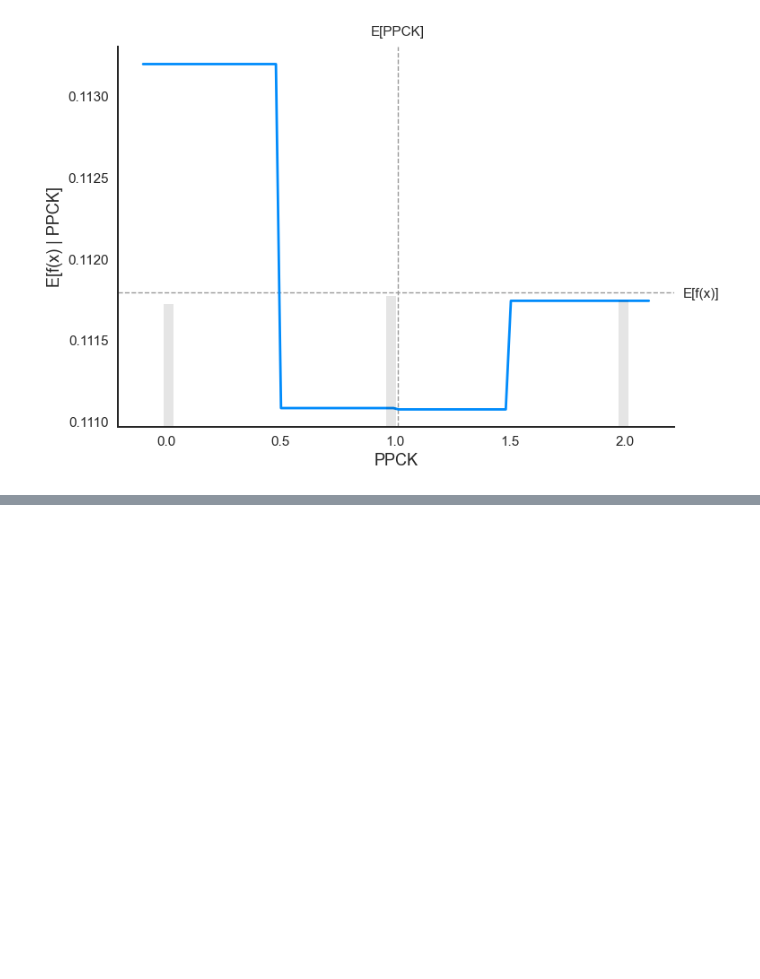
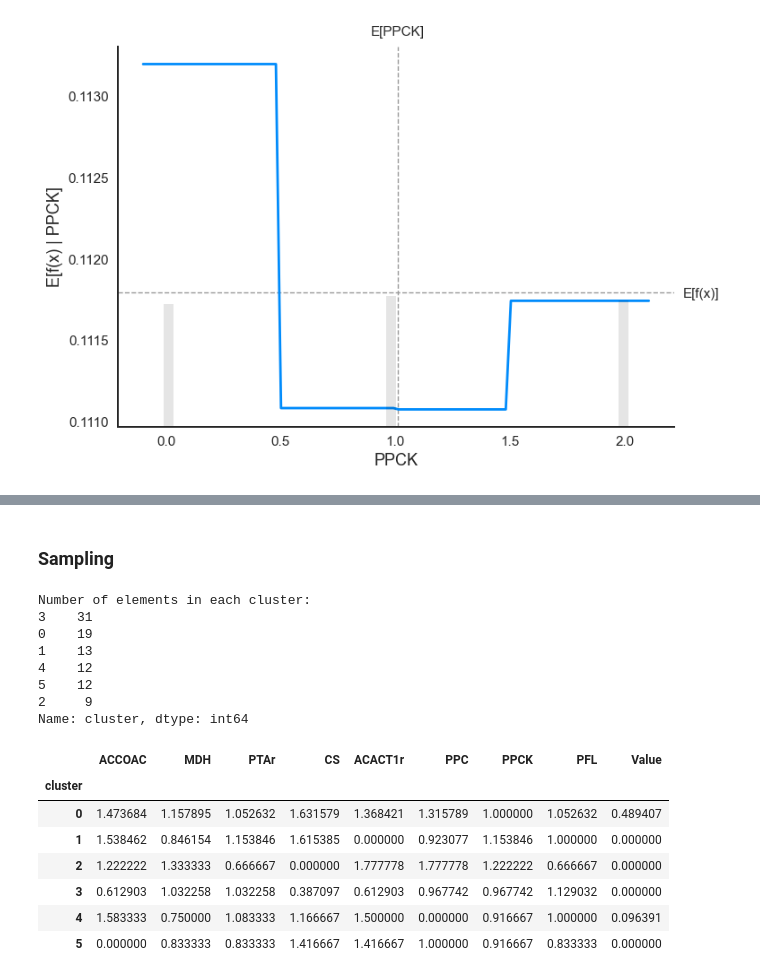
Before and after one commit to costasmexis/straindesignXAI, a Jupyter notebook: notebooks/Isoprenol.ipynb, the cells around one changed output, grey strips where cells are left out. Saved outputs shown, nothing was run; the diff lists cells and outputs as text; code cells hidden in the pictures; blank space fills up the shorter version.

```diff
--- a/notebooks/Isoprenol.ipynb
+++ b/notebooks/Isoprenol.ipynb
@@ -149,0 +132,21 @@ d.shap_scatter("CS", "PPCK")
+# %% [markdown]
+### Sampling
+# %%
+d.study_clusters()
+# %% [output]
+Number of elements in each cluster:
+3    31
+0    19
+1    13
+4    12
+5    12
+2     9
+Name: cluster, dtype: int64
+|  | ACCOAC | MDH | PTAr | CS | ACACT1r | PPC | PPCK | PFL | Value |
+| cluster |  |  |  |  |  |  |  |  |  |
+| 0 | 1.473684 | 1.157895 | 1.052632 | 1.631579 | 1.368421 | 1.315789 | 1.000000 | 1.052632 | 0.489407 |
+| 1 | 1.538462 | 0.846154 | 1.153846 | 1.615385 | 0.000000 | 0.923077 | 1.153846 | 1.000000 | 0.000000 |
+| 2 | 1.222222 | 1.333333 | 0.666667 | 0.000000 | 1.777778 | 1.777778 | 1.222222 | 0.666667 | 0.000000 |
+| 3 | 0.612903 | 1.032258 | 1.032258 | 0.387097 | 0.612903 | 0.967742 | 0.967742 | 1.129032 | 0.000000 |
+| 4 | 1.583333 | 0.750000 | 1.083333 | 1.166667 | 1.500000 | 0.000000 | 0.916667 | 1.000000 | 0.096391 |
+| 5 | 0.000000 | 0.833333 | 0.833333 | 1.416667 | 1.416667 | 1.000000 | 0.916667 | 0.833333 | 0.000000 |
```
Also changed, not shown: parts of 7 cells of this notebook.
